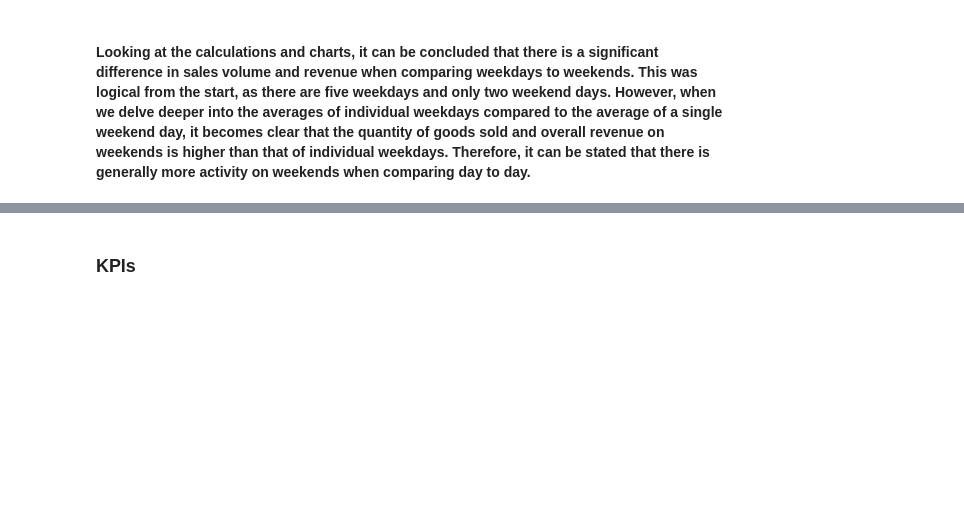
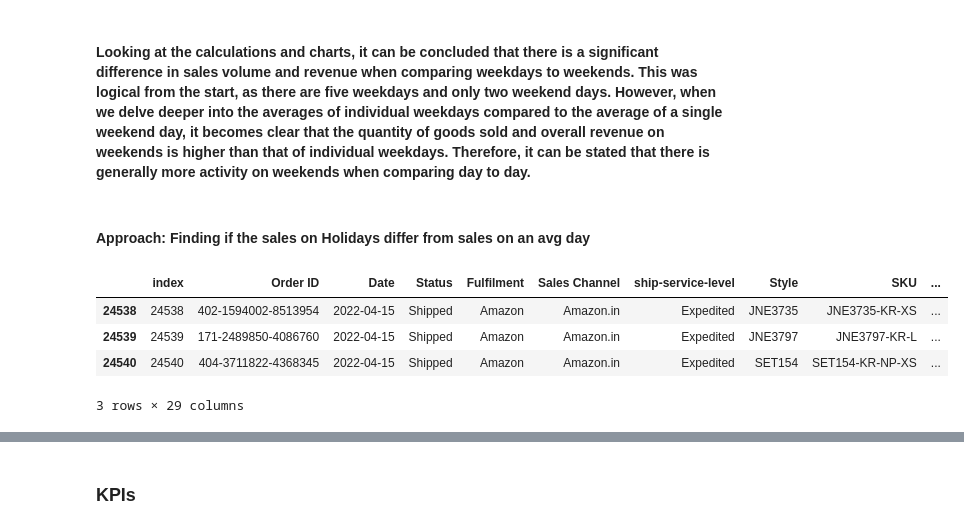
Before and after one commit to HMurawski/E-commerce-Sales-Analysis, a Jupyter notebook: E-Commerce Sales Analysis.ipynb, the cells around one changed output, grey strips where cells are left out. Saved outputs shown, nothing was run; the diff lists cells and outputs as text; code cells hidden in the pictures; blank space fills up the shorter version.

```diff
--- a/E-Commerce Sales Analysis.ipynb
+++ b/E-Commerce Sales Analysis.ipynb
@@ -504,0 +514,2 @@ plt.show()
+# %% [markdown]
+#### Approach: Finding if the sales on Holidays differ from sales on an avg day
@@ -504,0 +519,10 @@ plt.show()
+# %%
+# Filter the dataset for holiday dates
+holidays_sales = df[df['Date'].isin(holidays)]
+holidays_sales.head(3)
+# %% [output]
+|  | index | Order ID | Date | Status | Fulfilment | Sales Channel | ship-service-level | Style | SKU | ... |
+| 24538 | 24538 | 402-1594002-8513954 | 2022-04-15 | Shipped | Amazon | Amazon.in | Expedited | JNE3735 | JNE3735-KR-XS | ... |
+| 24539 | 24539 | 171-2489850-4086760 | 2022-04-15 | Shipped | Amazon | Amazon.in | Expedited | JNE3797 | JNE3797-KR-L | ... |
+| 24540 | 24540 | 404-3711822-4368345 | 2022-04-15 | Shipped | Amazon | Amazon.in | Expedited | SET154 | SET154-KR-NP-XS | ... |
+3 rows × 29 columns
```
Also changed, not shown: parts of 24 cells of this notebook.
